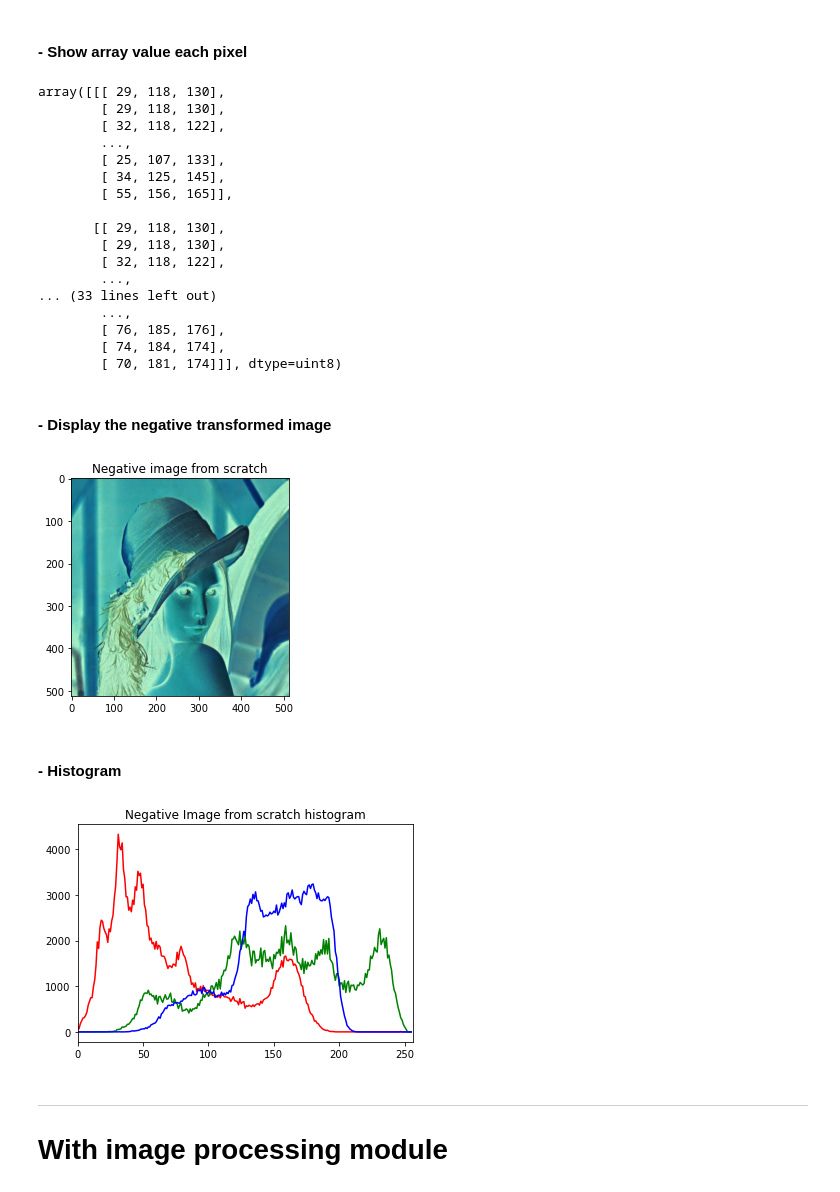
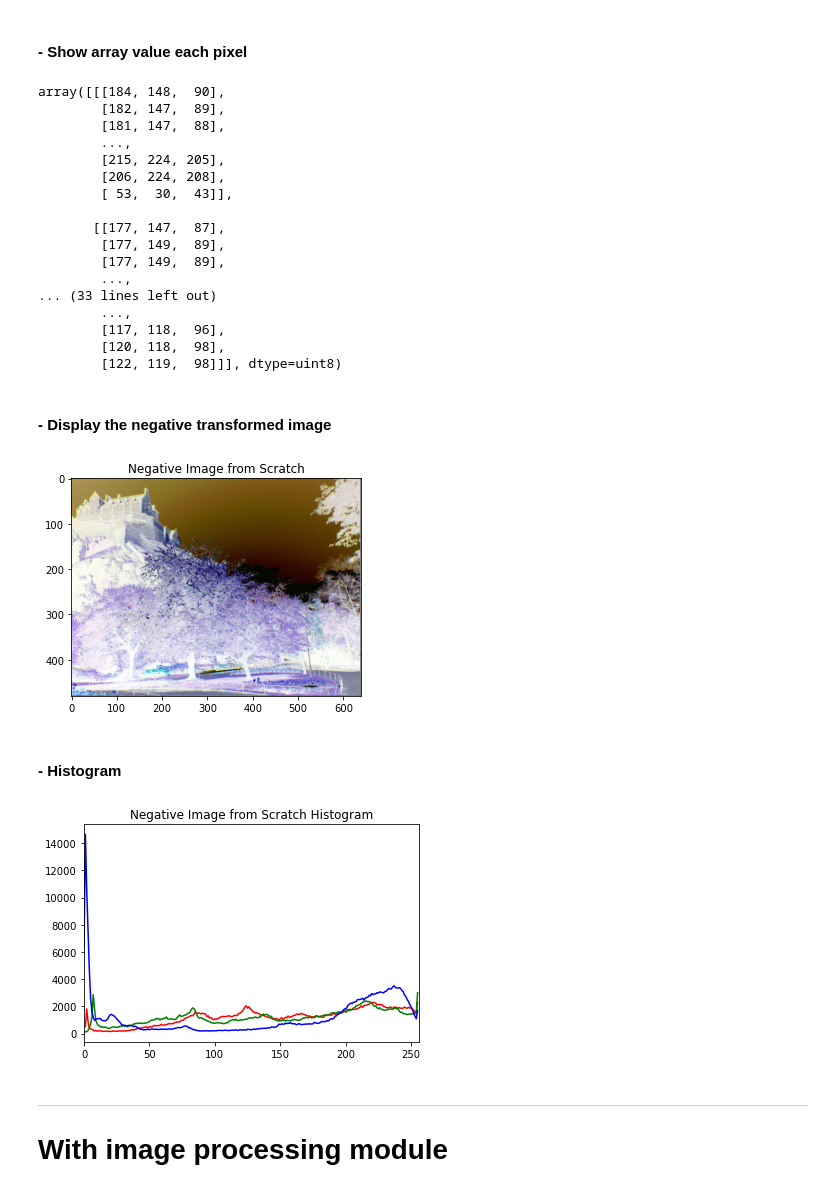
Before and after one commit to Pengolahan-Citra/Tugas-Basic-Operation, a Jupyter notebook: notebooks/negative-images.ipynb, the cells around one changed output. Cells and saved outputs as stored; diff of their text form; code cells hidden in the pictures.

```diff
--- a/notebooks/negative-images.ipynb
+++ b/notebooks/negative-images.ipynb
@@ -8,9 +11,9 @@ import matplotlib.pyplot as plt
 ***
 # Initialize and load original image
 # %%
-raw_image = cv2.imread('../images/lenna.png')
+# raw_image = cv2.imread('../images/lenna.png')
 # raw_image = cv2.imread('../images/cameraman.png')
-# raw_image = cv2.imread('../images/edin_castle.png')
+raw_image = cv2.imread('../images/edin_castle.png')
 # raw_image = cv2.imread('../images/bowl_fruit.png')
 # raw_image = cv2.imread('../images/peppers.png')
 # raw_image = cv2.imread('../images/map_of_spain.png')
@@ -92,61 +102,61 @@ Width  : 512 pixels
 # %% [markdown]
 - <b>Method-1</b>
 # %%
-# img_negative = img_rgb
+img_negative = img_rgb
 
-# for i in range(0, height - 1):
-#     for j in range(0, width - 1):
-#         # Get the pixel value
-#         pixel = img_negative[i, j]
+for i in range(0, height - 1):
+    for j in range(0, width - 1):
+        # Get the pixel value
+        pixel = img_negative[i, j]
 
-#         # Negate each channel by
-#         # subtracting it from 255
+        # Negate each channel by
+        # subtracting it from 255
 
-#         # 1st index contains red pixel
-#         pixel[0] = 255 - pixel[0]
+        # 1st index contains red pixel
+        pixel[0] = 255 - pixel[0]
 
-#         # 2nd index contains green pixel
-#         pixel[1] = 255 - pixel[1]
+        # 2nd index contains green pixel
+        pixel[1] = 255 - pixel[1]
 
-#         # 3rd index contains blue pixel
-#         pixel[2] = 255 - pixel[2]
+        # 3rd index contains blue pixel
+        pixel[2] = 255 - pixel[2]
 
-#         # Store new values in the pixel
-#         img_negative[i, j] = pixel
+        # Store new values in the pixel
+        img_negative[i, j] = pixel
 # %% [markdown]
 - <b>Method 2 (Optimization)<b>
 # %%
-img_negative = 255 - img_rgb
+# img_negative = 255 - img_rgb
 # %% [markdown]
 #### - Show array value each pixel
 # %%
 img_negative
 # %% [output]
-array([[[ 29, 118, 130],
-        [ 29, 118, 130],
-        [ 32, 118, 122],
+array([[[184, 148,  90],
+        [182, 147,  89],
+        [181, 147,  88],
         ...,
-        [ 25, 107, 133],
-        [ 34, 125, 145],
-        [ 55, 156, 165]],
+        [215, 224, 205],
+        [206, 224, 208],
+        [ 53,  30,  43]],
 
-       [[ 29, 118, 130],
-        [ 29, 118, 130],
-        [ 32, 118, 122],
+       [[177, 147,  87],
+        [177, 149,  89],
+        [177, 149,  89],
         ...,
 ... (33 lines left out)
         ...,
-        [ 76, 185, 176],
-        [ 74, 184, 174],
-        [ 70, 181, 174]]], dtype=uint8)
+        [117, 118,  96],
+        [120, 118,  98],
+        [122, 119,  98]]], dtype=uint8)
 # %% [markdown]
 #### - Display the negative transformed image
 # %%
 plt.imshow(img_negative)
-plt.title('Negative image from scratch')
+plt.title('Negative Image from Scratch')
 plt.show()
 # %% [output]
-[figure, old version]
+[figure, new version]
 # %% [markdown]
 #### - Histogram
 # %%
@@ -157,10 +167,10 @@ for i, col in enumerate(color):
     plt.plot(histr, color = col)
     plt.xlim([0, 256])
 
-plt.title('Negative Image from scratch histogram')
+plt.title('Negative Image from Scratch Histogram')
 plt.show()
 # %% [output]
-[figure, old version]
+[figure, new version]
 # %% [markdown]
 ***
 # With image processing module
```
Also changed, not shown: parts of 15 cells of this notebook, 2 other files.
